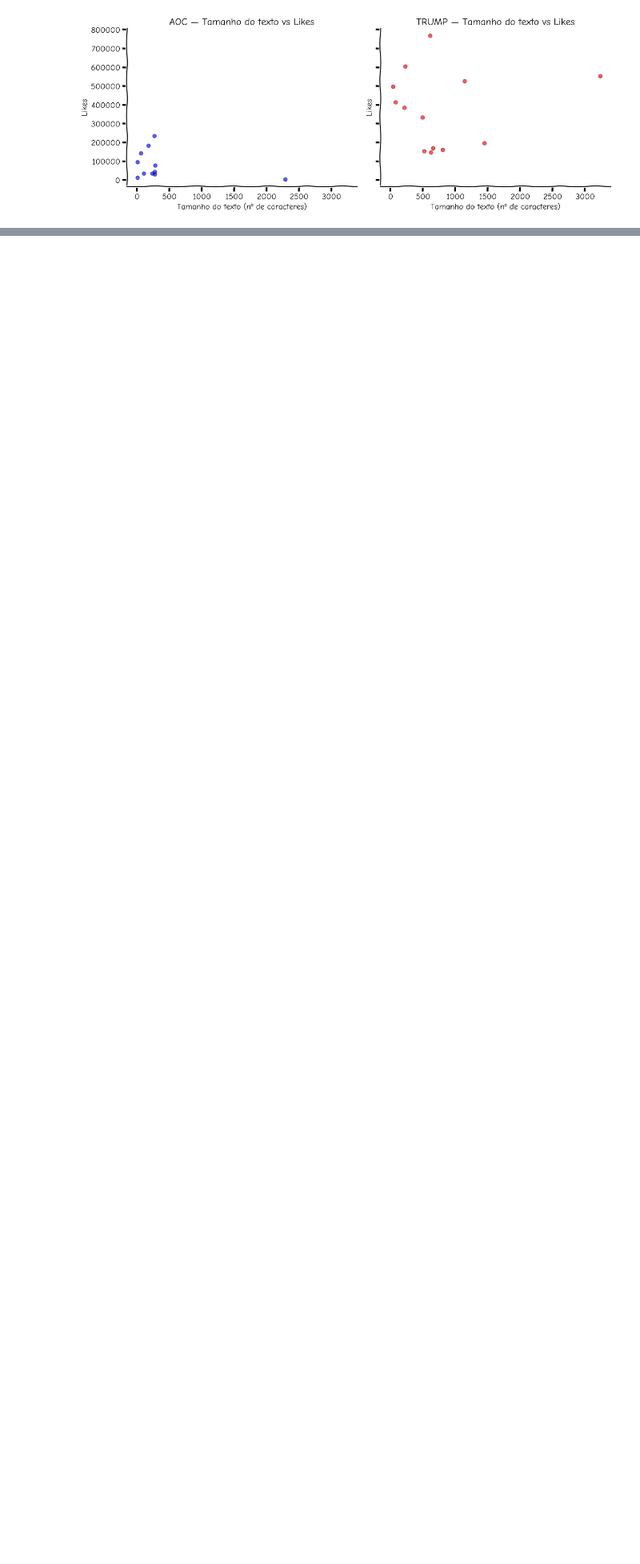
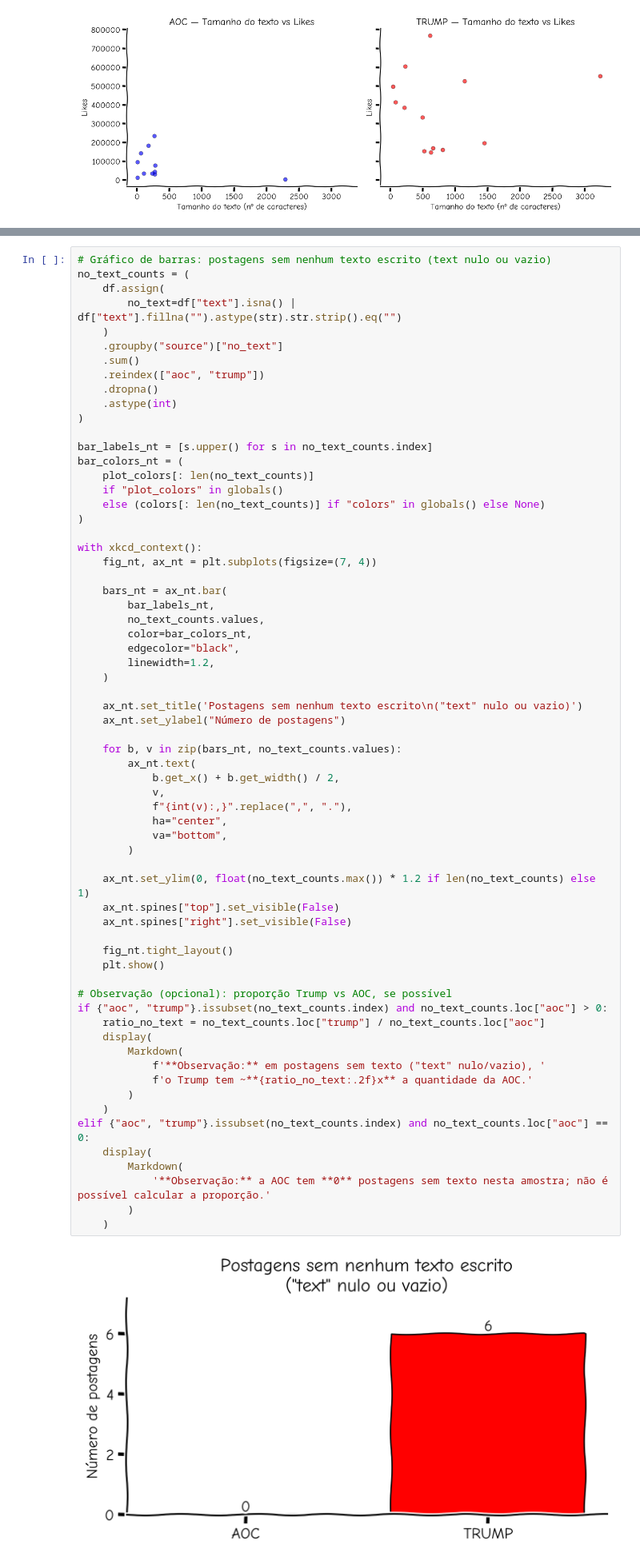
Before and after one commit to ayrtondenner/AOC-vs-Trump-Twitter-Analysis, a Jupyter notebook: analysis.ipynb, the cells around one changed output, grey strips where cells are left out. Shown at 80% size. Saved outputs shown, nothing was run; the diff lists cells and outputs as text; blank space fills up the shorter version.

```diff
--- a/analysis.ipynb
+++ b/analysis.ipynb
@@ -1469,3 +1469,70 @@ for _src in ["aoc", "trump"]:
 - **has_video × text_len**: **-0.35**
 - **image_count × has_video**: **-0.32**
 - **image_count × text_len**: **-0.24**
+# %%
+# Gráfico de barras: postagens sem nenhum texto escrito (text nulo ou vazio)
+no_text_counts = (
+    df.assign(
+        no_text=df["text"].isna() | df["text"].fillna("").astype(str).str.strip().eq("")
+    )
+    .groupby("source")["no_text"]
+    .sum()
+    .reindex(["aoc", "trump"])
+    .dropna()
+    .astype(int)
+)
+
+bar_labels_nt = [s.upper() for s in no_text_counts.index]
+bar_colors_nt = (
+    plot_colors[: len(no_text_counts)]
+    if "plot_colors" in globals()
+    else (colors[: len(no_text_counts)] if "colors" in globals() else None)
+)
+
+with xkcd_context():
+    fig_nt, ax_nt = plt.subplots(figsize=(7, 4))
+
+    bars_nt = ax_nt.bar(
+        bar_labels_nt,
+        no_text_counts.values,
+        color=bar_colors_nt,
+        edgecolor="black",
+        linewidth=1.2,
+    )
+
+    ax_nt.set_title('Postagens sem nenhum texto escrito\n("text" nulo ou vazio)')
+    ax_nt.set_ylabel("Número de postagens")
+
+    for b, v in zip(bars_nt, no_text_counts.values):
+        ax_nt.text(
+            b.get_x() + b.get_width() / 2,
+            v,
+            f"{int(v):,}".replace(",", "."),
+            ha="center",
+            va="bottom",
+        )
+
+    ax_nt.set_ylim(0, float(no_text_counts.max()) * 1.2 if len(no_text_counts) else 1)
+    ax_nt.spines["top"].set_visible(False)
+    ax_nt.spines["right"].set_visible(False)
+
+    fig_nt.tight_layout()
+    plt.show()
+
+# Observação (opcional): proporção Trump vs AOC, se possível
+if {"aoc", "trump"}.issubset(no_text_counts.index) and no_text_counts.loc["aoc"] > 0:
+    ratio_no_text = no_text_counts.loc["trump"] / no_text_counts.loc["aoc"]
+    display(
+        Markdown(
+            f'**Observação:** em postagens sem texto ("text" nulo/vazio), '
+            f'o Trump tem ~**{ratio_no_text:.2f}x** a quantidade da AOC.'
+        )
+    )
+elif {"aoc", "trump"}.issubset(no_text_counts.index) and no_text_counts.loc["aoc"] == 0:
+    display(
+        Markdown(
+            '**Observação:** a AOC tem **0** postagens sem texto nesta amostra; não é possível calcular a proporção.'
+        )
+    )
+# %% [output]
+[figure, added]
```
Also changed, not shown: parts of 3 cells of this notebook.
